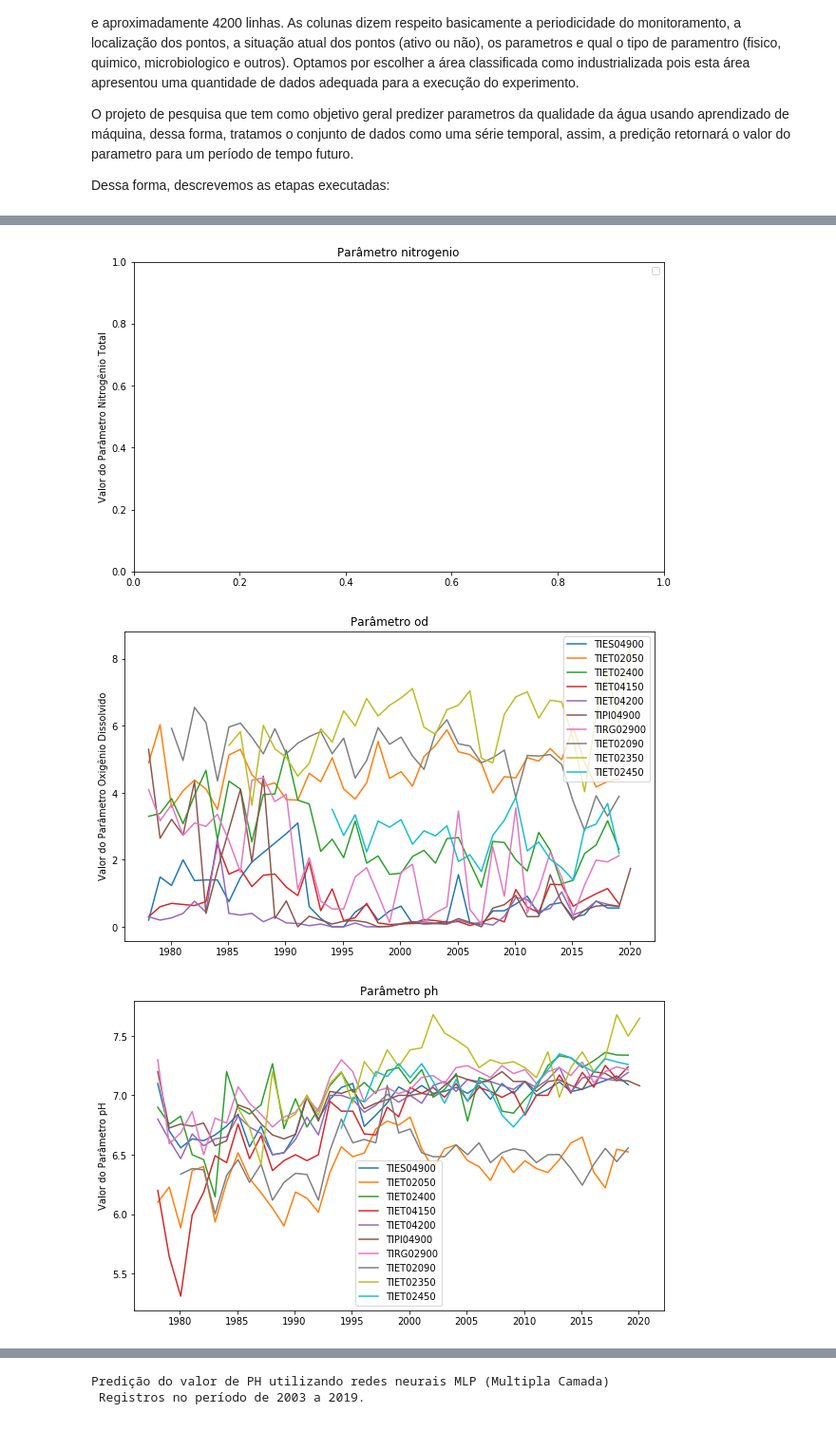
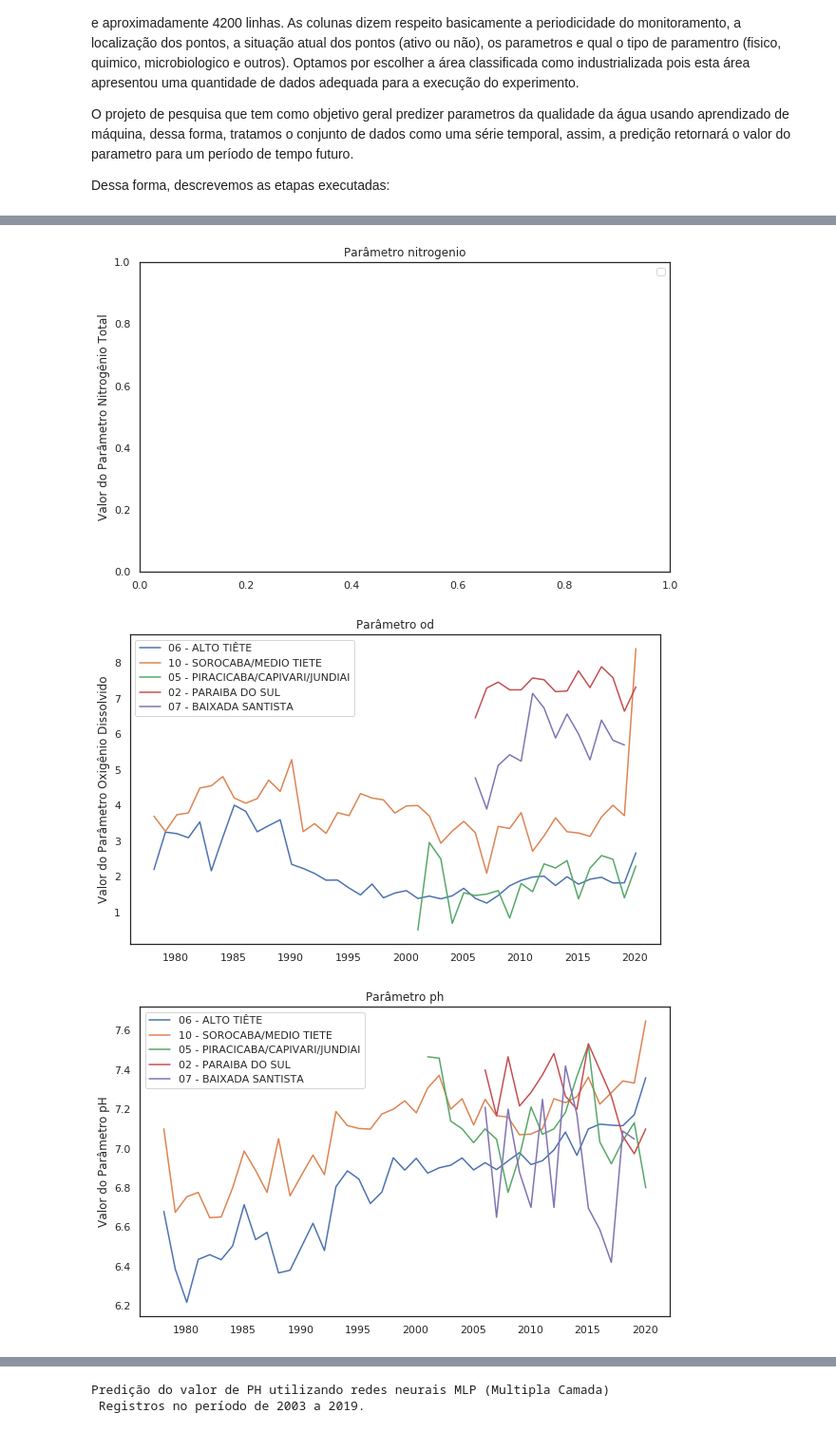
Before and after one commit to andersonchico/predicaoagua, a Jupyter notebook: src/correlation_Sequential_model.ipynb, the cells around one changed output, grey strips where cells are left out. Shown at 95% size. Cells and saved outputs as stored; diff of their text form; code cells hidden in the pictures.

```diff
--- a/src/correlation_Sequential_model.ipynb
+++ b/src/correlation_Sequential_model.ipynb
@@ -39,17 +39,17 @@ for param_WQ in parameters_WQ:
     df['data_coleta'] = pd.to_datetime(df['data_coleta'], format='%d/%m/%Y')
 
     df.index = df['data_coleta']
-    df_temp = df.groupby([pd.Grouper(freq='12M'), 'codigo_ponto', 'parametro'], as_index=True ).mean()['valor'].unstack()
+    df_temp = df.groupby([pd.Grouper(freq='12M'), 'UGRHI', 'parametro'], as_index=True ).mean()['valor'].unstack()
 
     labels_legend = []
     plt.figure(figsize=(10,6))
-    for i in df_temp.reset_index()['codigo_ponto'].unique():
-        if len(df_temp.reset_index().loc[df_temp.reset_index()['codigo_ponto'] == i][
-            parameters_WQ_name[parameters_WQ.index(param_WQ)]]) > 24:
+    for i in df_temp.reset_index()['UGRHI'].unique():
+        if len(df_temp.reset_index().loc[df_temp.reset_index()['UGRHI'] == i][
+            parameters_WQ_name[parameters_WQ.index(param_WQ)]]) > 12:
 
             if param_WQ != 'nitrogenio':
-                plt.plot(df_temp.reset_index().loc[df_temp.reset_index()['codigo_ponto'] == i]['data_coleta'],
-                 df_temp.reset_index().loc[df_temp.reset_index()['codigo_ponto'] == i][parameters_WQ_name[parameters_WQ.index(param_WQ)]])
+                plt.plot(df_temp.reset_index().loc[df_temp.reset_index()['UGRHI'] == i]['data_coleta'],
+                 df_temp.reset_index().loc[df_temp.reset_index()['UGRHI'] == i][parameters_WQ_name[parameters_WQ.index(param_WQ)]])
                 labels_legend.append(i)
 
     plt.title('Parâmetro ' + param_WQ)
@@ -68,3 +64,3 @@ To register the converters:
-[figure, old version]
+[figure, new version]
-[figure, old version]
+[figure, new version]
-[figure, old version]
+[figure, new version]
```
Also changed, not shown: parts of 4 cells of this notebook.
